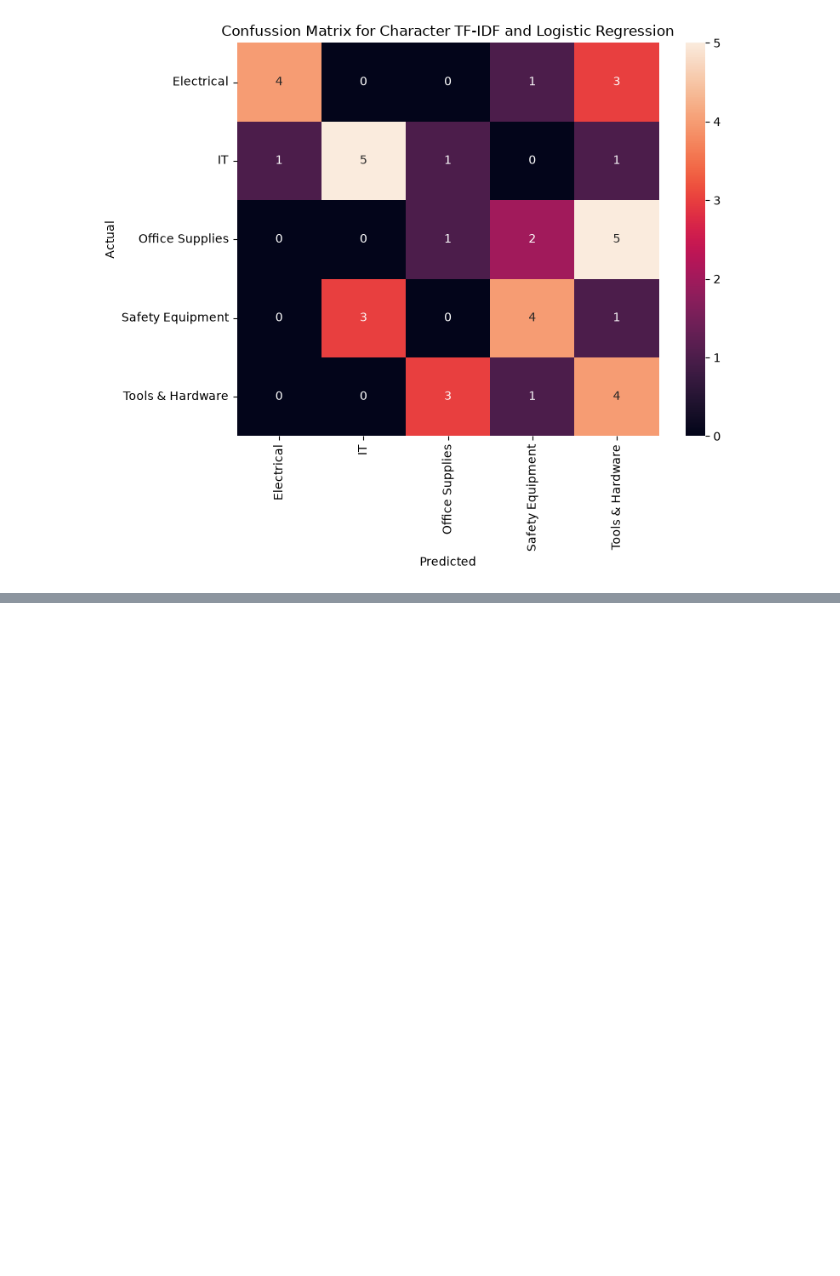
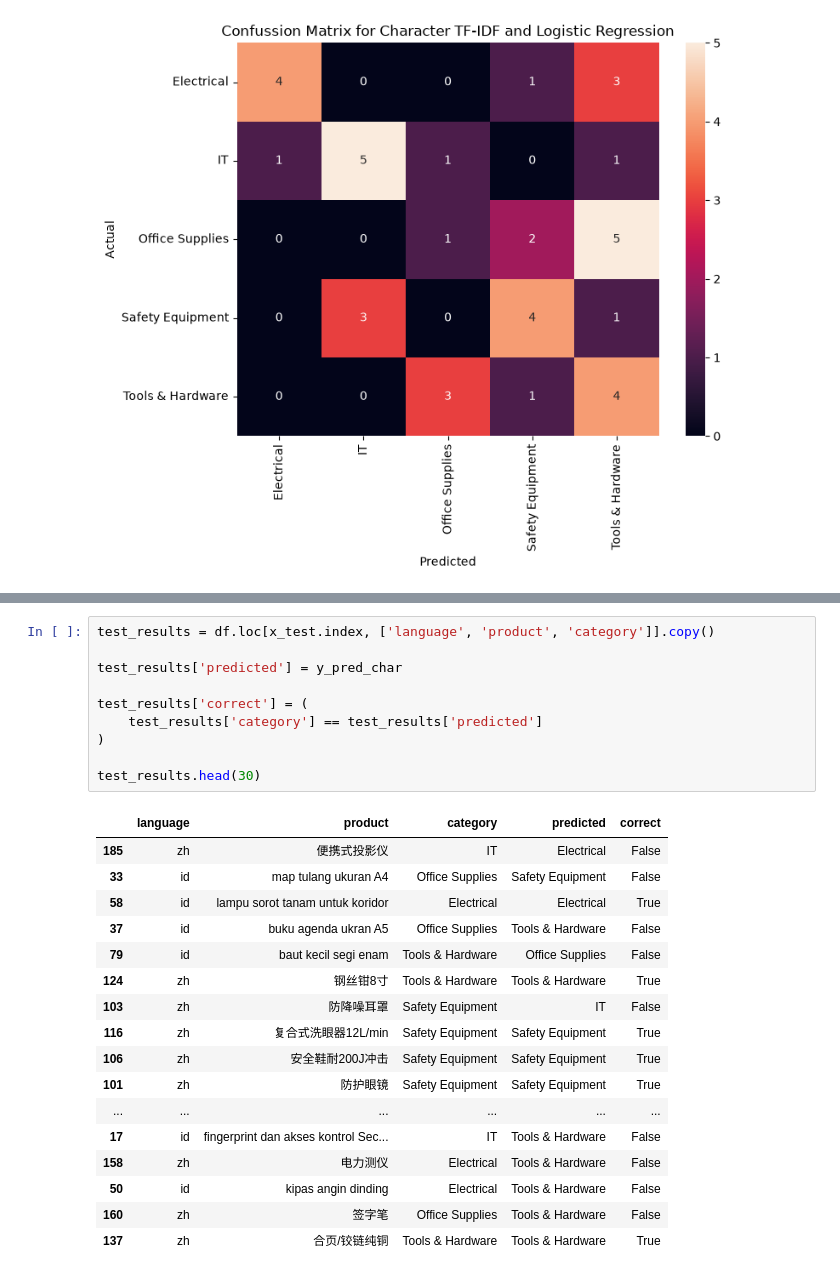
Before and after one commit to annisatzky-tech/chinese-indonesian-product-classification, a Jupyter notebook: notebooks/02_baseline_model.ipynb, the cells around one changed output, grey strips where cells are left out. Cells and saved outputs as stored; diff of their text form; blank space fills up the shorter version.

```diff
--- a/notebooks/02_baseline_model.ipynb
+++ b/notebooks/02_baseline_model.ipynb
@@ -347,0 +381,28 @@ plt.show()
+# %%
+test_results = df.loc[x_test.index, ['language', 'product', 'category']].copy()
+
+test_results['predicted'] = y_pred_char
+
+test_results['correct'] = (
+    test_results['category'] == test_results['predicted']
+)
+
+test_results.head(30)
+# %% [output]
+|  | language | product | category | predicted | correct |
+| 185 | zh | 便携式投影仪 | IT | Electrical | False |
+| 33 | id | map tulang ukuran A4 | Office Supplies | Safety Equipment | False |
+| 58 | id | lampu sorot tanam untuk koridor | Electrical | Electrical | True |
+| 37 | id | buku agenda ukran A5 | Office Supplies | Tools & Hardware | False |
+| 79 | id | baut kecil segi enam | Tools & Hardware | Office Supplies | False |
+| 124 | zh | 钢丝钳8寸 | Tools & Hardware | Tools & Hardware | True |
+| 103 | zh | 防降噪耳罩 | Safety Equipment | IT | False |
+| 116 | zh | 复合式洗眼器12L/min | Safety Equipment | Safety Equipment | True |
+| 106 | zh | 安全鞋耐200J冲击 | Safety Equipment | Safety Equipment | True |
+| 101 | zh | 防护眼镜 | Safety Equipment | Safety Equipment | True |
+| ... | ... | ... | ... | ... | ... |
+| 17 | id | fingerprint dan akses kontrol Sec... | IT | Tools & Hardware | False |
+| 158 | zh | 电力测仪 | Electrical | Tools & Hardware | False |
+| 50 | id | kipas angin dinding | Electrical | Tools & Hardware | False |
+| 160 | zh | 签字笔 | Office Supplies | Tools & Hardware | False |
+| 137 | zh | 合页/铰链纯铜 | Tools & Hardware | Tools & Hardware | True |
```
Also changed, not shown: parts of 6 cells of this notebook.
